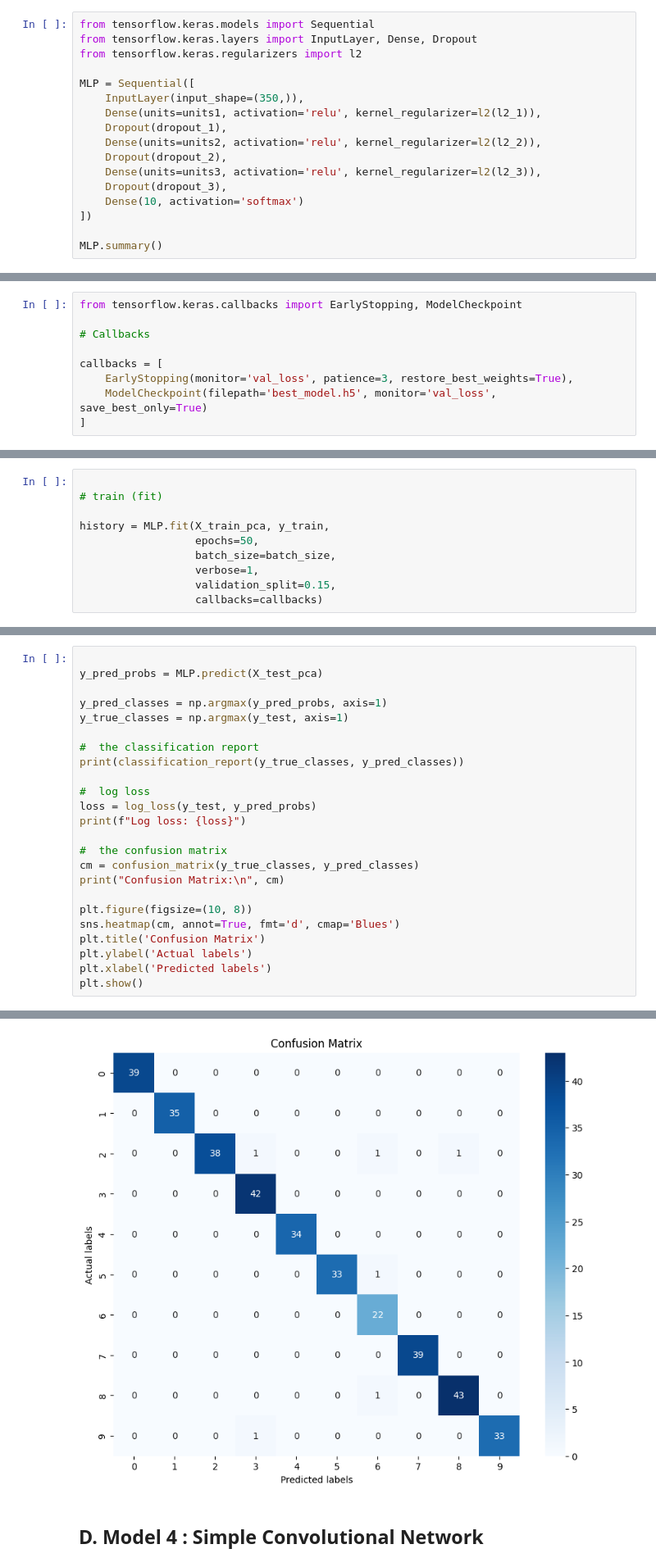
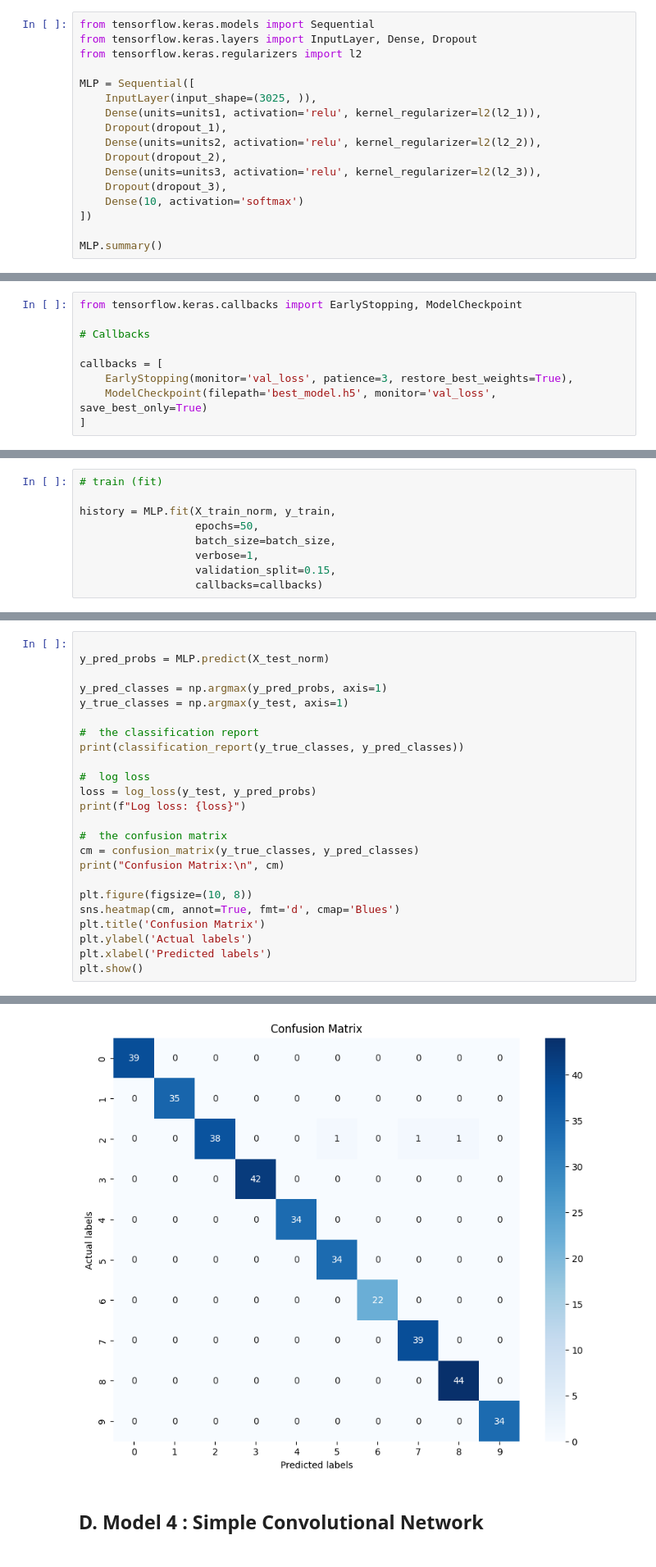
Before and after one commit to smaswin21/digit_recognizer, a Jupyter notebook: MLF_18 - digit_recognizer - Assignment.ipynb, the cells around one changed output, grey strips where cells are left out. Shown at 82% size. Saved outputs shown, nothing was run; the diff lists cells and outputs as text.

```diff
--- a/MLF_18 - digit_recognizer - Assignment.ipynb
+++ b/MLF_18 - digit_recognizer - Assignment.ipynb
@@ -777,7 +738,7 @@ from tensorflow.keras.layers import InputLayer, Dense, Dropout
 from tensorflow.keras.regularizers import l2
 
 MLP = Sequential([
-    InputLayer(input_shape=(350,)),
+    InputLayer(input_shape=(3025, )),
     Dense(units=units1, activation='relu', kernel_regularizer=l2(l2_1)),
     Dropout(dropout_1),
     Dense(units=units2, activation='relu', kernel_regularizer=l2(l2_2)),
@@ -824,8 +793,7 @@ callbacks = [
 # %%
-
 # train (fit)
 
-history = MLP.fit(X_train_pca, y_train,
+history = MLP.fit(X_train_norm, y_train,
                   epochs=50,
                   batch_size=batch_size,
                   verbose=1,
@@ -912,6 +862,6 @@ _________________________________________________________________
 # %%
 
-y_pred_probs = MLP.predict(X_test_pca)
+y_pred_probs = MLP.predict(X_test_norm)
 
 y_pred_classes = np.argmax(y_pred_probs, axis=1)
 y_true_classes = np.argmax(y_test, axis=1)
@@ -955,3 +906,3 @@ plt.show()
-[figure, old version]
+[figure, new version]
 # %% [markdown]
 ## **D. Model 4 : Simple Convolutional Network**
```
Also changed, not shown: parts of 26 cells of this notebook.
